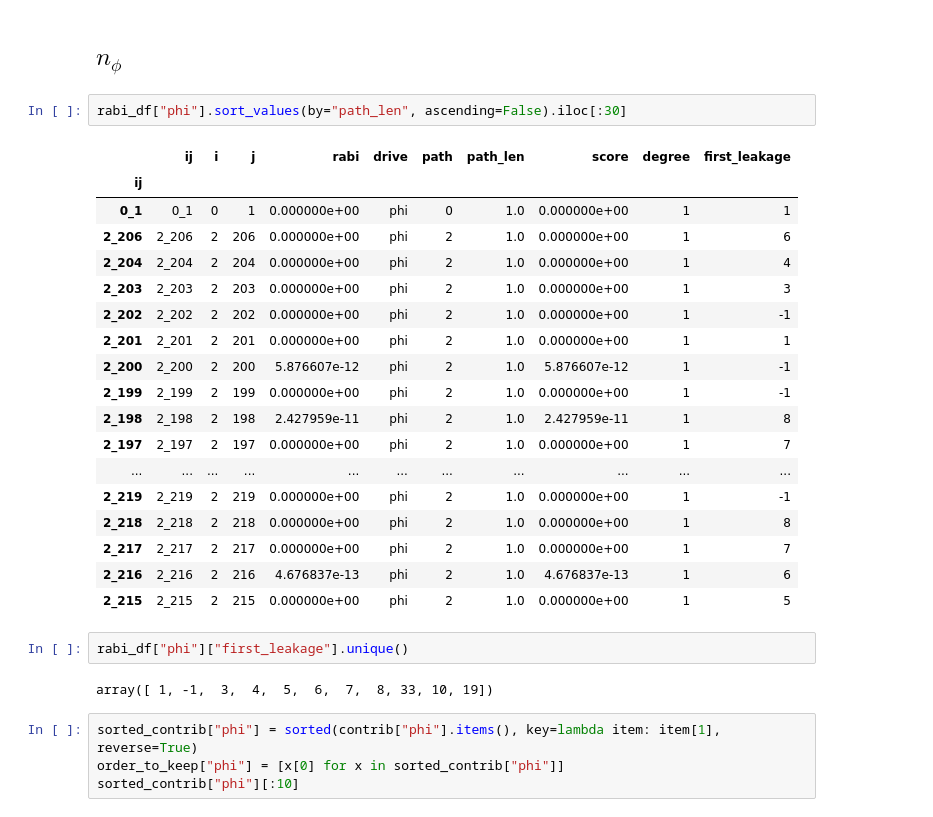
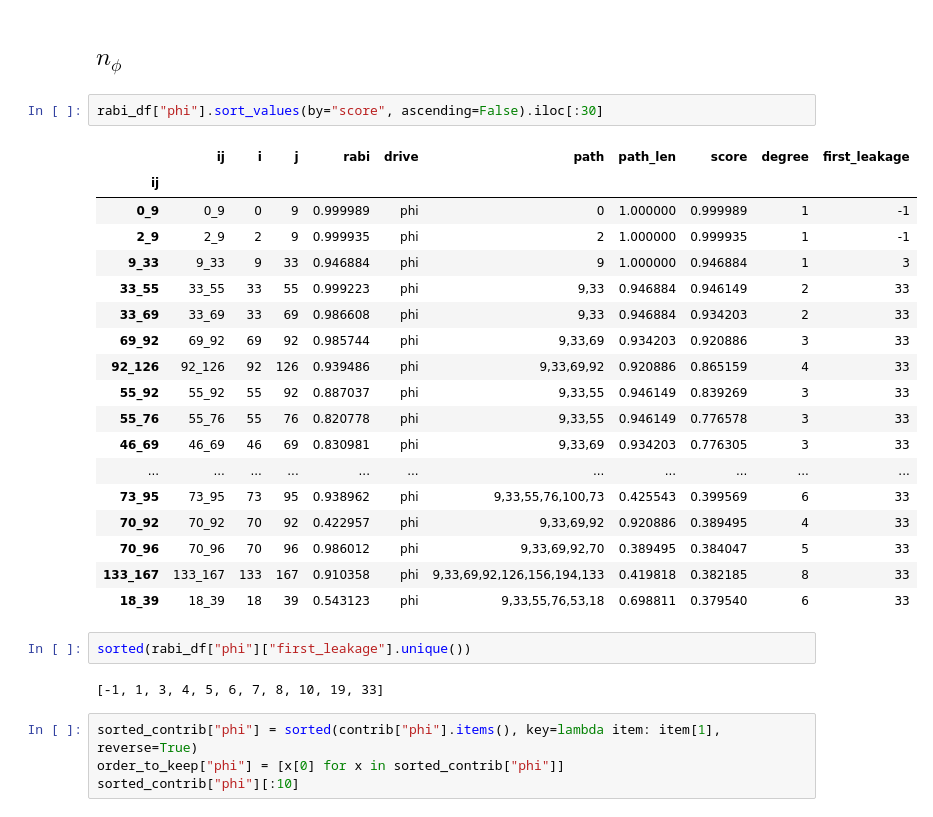
Before and after one commit to Zhenxing2020/two_qubit_gate_for_zero_pi_qubit, a Jupyter notebook: X_gate/reduced_model_ew.ipynb, the cells around one changed output. Saved outputs shown, nothing was run; the diff lists cells and outputs as text.

```diff
--- a/X_gate/reduced_model_ew.ipynb
+++ b/X_gate/reduced_model_ew.ipynb
@@ -379,30 +376,30 @@ States to include
 # %% [markdown]
 ## $n_\phi$
 # %%
-rabi_df["phi"].sort_values(by="path_len", ascending=False).iloc[:30]
+rabi_df["phi"].sort_values(by="score", ascending=False).iloc[:30]
 # %% [output]
 |  | ij | i | j | rabi | drive | path | path_len | score | degree | first_leakage |
 | ij |  |  |  |  |  |  |  |  |  |  |
-| 0_1 | 0_1 | 0 | 1 | 0.000000e+00 | phi | 0 | 1.0 | 0.000000e+00 | 1 | 1 |
-| 2_206 | 2_206 | 2 | 206 | 0.000000e+00 | phi | 2 | 1.0 | 0.000000e+00 | 1 | 6 |
-| 2_204 | 2_204 | 2 | 204 | 0.000000e+00 | phi | 2 | 1.0 | 0.000000e+00 | 1 | 4 |
-| 2_203 | 2_203 | 2 | 203 | 0.000000e+00 | phi | 2 | 1.0 | 0.000000e+00 | 1 | 3 |
-| 2_202 | 2_202 | 2 | 202 | 0.000000e+00 | phi | 2 | 1.0 | 0.000000e+00 | 1 | -1 |
-| 2_201 | 2_201 | 2 | 201 | 0.000000e+00 | phi | 2 | 1.0 | 0.000000e+00 | 1 | 1 |
-| 2_200 | 2_200 | 2 | 200 | 5.876607e-12 | phi | 2 | 1.0 | 5.876607e-12 | 1 | -1 |
-| 2_199 | 2_199 | 2 | 199 | 0.000000e+00 | phi | 2 | 1.0 | 0.000000e+00 | 1 | -1 |
-| 2_198 | 2_198 | 2 | 198 | 2.427959e-11 | phi | 2 | 1.0 | 2.427959e-11 | 1 | 8 |
-| 2_197 | 2_197 | 2 | 197 | 0.000000e+00 | phi | 2 | 1.0 | 0.000000e+00 | 1 | 7 |
+| 0_9 | 0_9 | 0 | 9 | 0.999989 | phi | 0 | 1.000000 | 0.999989 | 1 | -1 |
+| 2_9 | 2_9 | 2 | 9 | 0.999935 | phi | 2 | 1.000000 | 0.999935 | 1 | -1 |
+| 9_33 | 9_33 | 9 | 33 | 0.946884 | phi | 9 | 1.000000 | 0.946884 | 1 | 3 |
+| 33_55 | 33_55 | 33 | 55 | 0.999223 | phi | 9,33 | 0.946884 | 0.946149 | 2 | 33 |
+| 33_69 | 33_69 | 33 | 69 | 0.986608 | phi | 9,33 | 0.946884 | 0.934203 | 2 | 33 |
+| 69_92 | 69_92 | 69 | 92 | 0.985744 | phi | 9,33,69 | 0.934203 | 0.920886 | 3 | 33 |
+| 92_126 | 92_126 | 92 | 126 | 0.939486 | phi | 9,33,69,92 | 0.920886 | 0.865159 | 4 | 33 |
+| 55_92 | 55_92 | 55 | 92 | 0.887037 | phi | 9,33,55 | 0.946149 | 0.839269 | 3 | 33 |
+| 55_76 | 55_76 | 55 | 76 | 0.820778 | phi | 9,33,55 | 0.946149 | 0.776578 | 3 | 33 |
+| 46_69 | 46_69 | 46 | 69 | 0.830981 | phi | 9,33,69 | 0.934203 | 0.776305 | 3 | 33 |
 | ... | ... | ... | ... | ... | ... | ... | ... | ... | ... | ... |
-| 2_219 | 2_219 | 2 | 219 | 0.000000e+00 | phi | 2 | 1.0 | 0.000000e+00 | 1 | -1 |
-| 2_218 | 2_218 | 2 | 218 | 0.000000e+00 | phi | 2 | 1.0 | 0.000000e+00 | 1 | 8 |
-| 2_217 | 2_217 | 2 | 217 | 0.000000e+00 | phi | 2 | 1.0 | 0.000000e+00 | 1 | 7 |
-| 2_216 | 2_216 | 2 | 216 | 4.676837e-13 | phi | 2 | 1.0 | 4.676837e-13 | 1 | 6 |
-| 2_215 | 2_215 | 2 | 215 | 0.000000e+00 | phi | 2 | 1.0 | 0.000000e+00 | 1 | 5 |
+| 73_95 | 73_95 | 73 | 95 | 0.938962 | phi | 9,33,55,76,100,73 | 0.425543 | 0.399569 | 6 | 33 |
+| 70_92 | 70_92 | 70 | 92 | 0.422957 | phi | 9,33,69,92 | 0.920886 | 0.389495 | 4 | 33 |
+| 70_96 | 70_96 | 70 | 96 | 0.986012 | phi | 9,33,69,92,70 | 0.389495 | 0.384047 | 5 | 33 |
+| 133_167 | 133_167 | 133 | 167 | 0.910358 | phi | 9,33,69,92,126,156,194,133 | 0.419818 | 0.382185 | 8 | 33 |
+| 18_39 | 18_39 | 18 | 39 | 0.543123 | phi | 9,33,55,76,53,18 | 0.698811 | 0.379540 | 6 | 33 |
 # %%
-rabi_df["phi"]["first_leakage"].unique()
+sorted(rabi_df["phi"]["first_leakage"].unique())
 # %% [output]
-array([ 1, -1,  3,  4,  5,  6,  7,  8, 33, 10, 19])
+[-1, 1, 3, 4, 5, 6, 7, 8, 10, 19, 33]
 # %%
 sorted_contrib["phi"] = sorted(contrib["phi"].items(), key=lambda item: item[1], reverse=True)
 order_to_keep["phi"] = [x[0] for x in sorted_contrib["phi"]]
```
Also changed, not shown: parts of 5 cells of this notebook.
